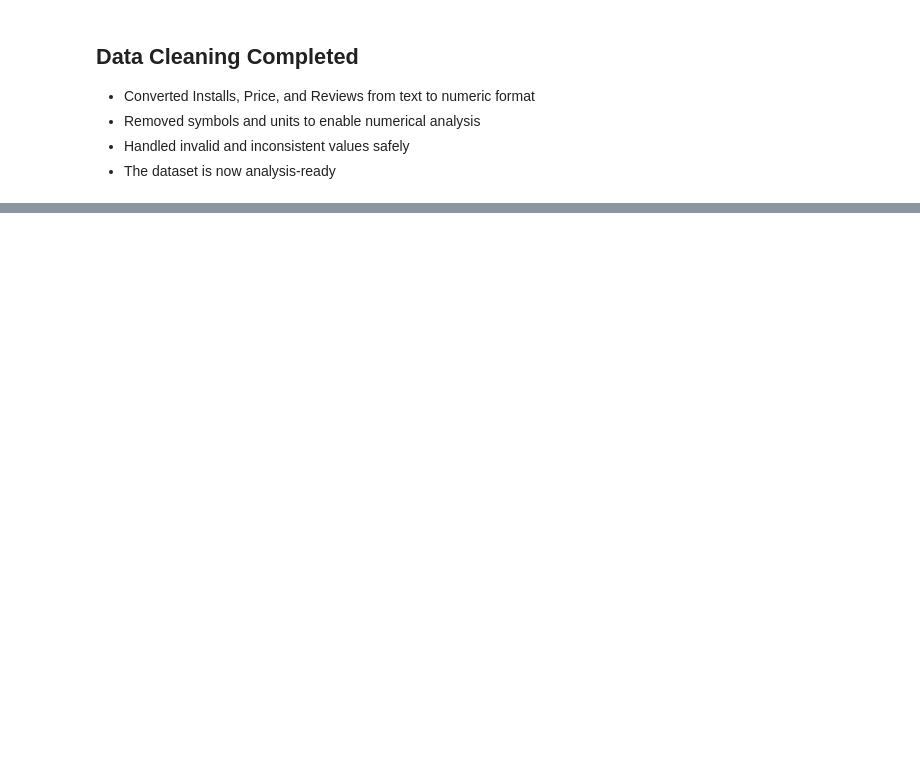
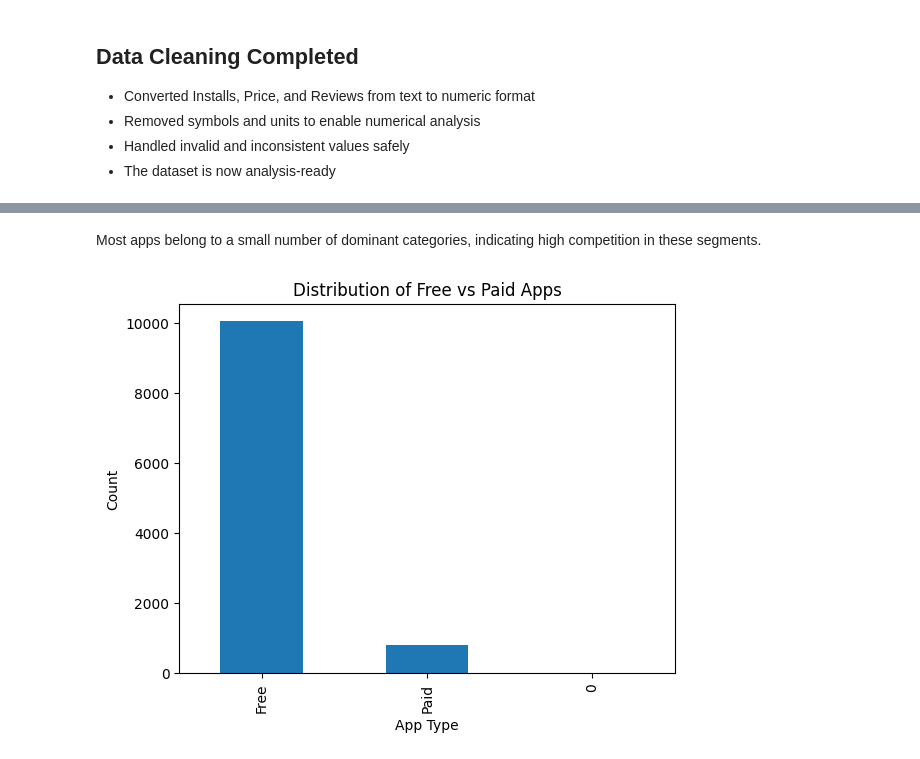
Before and after one commit to akratijain614-sys/smartphone_app_usage_eda, a Jupyter notebook: smartphone_app_usage_EDA.ipynb, the cells around one changed output, grey strips where cells are left out. Saved outputs shown, nothing was run; the diff lists cells and outputs as text; code cells hidden in the pictures; blank space fills up the shorter version.

```diff
--- a/smartphone_app_usage_EDA.ipynb
+++ b/smartphone_app_usage_EDA.ipynb
@@ -103,0 +123,11 @@ memory usage: 1.1+ MB
+# %% [markdown]
+Most apps belong to a small number of dominant categories, indicating
+high competition in these segments.
+# %%
+df['Type'].value_counts().plot(kind='bar')
+plt.title('Distribution of Free vs Paid Apps')
+plt.xlabel('App Type')
+plt.ylabel('Count')
+plt.show()
+# %% [output]
+[figure, added]
```
Also changed, not shown: parts of 7 cells of this notebook.
